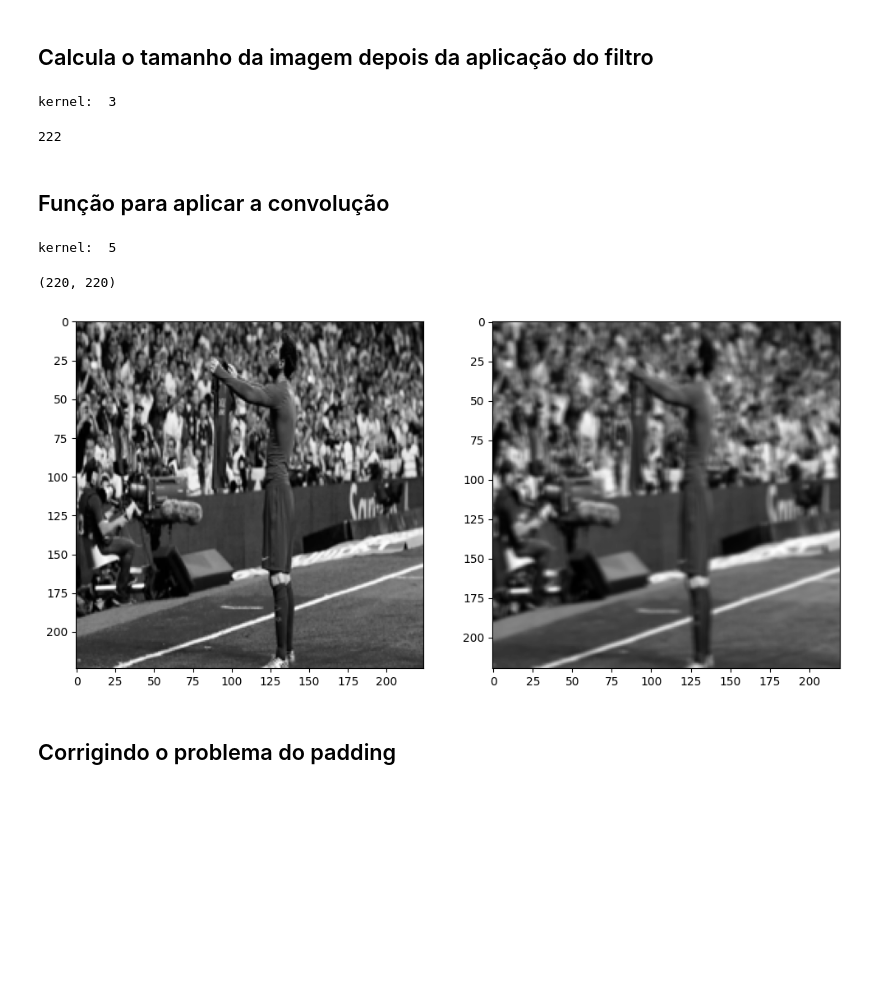
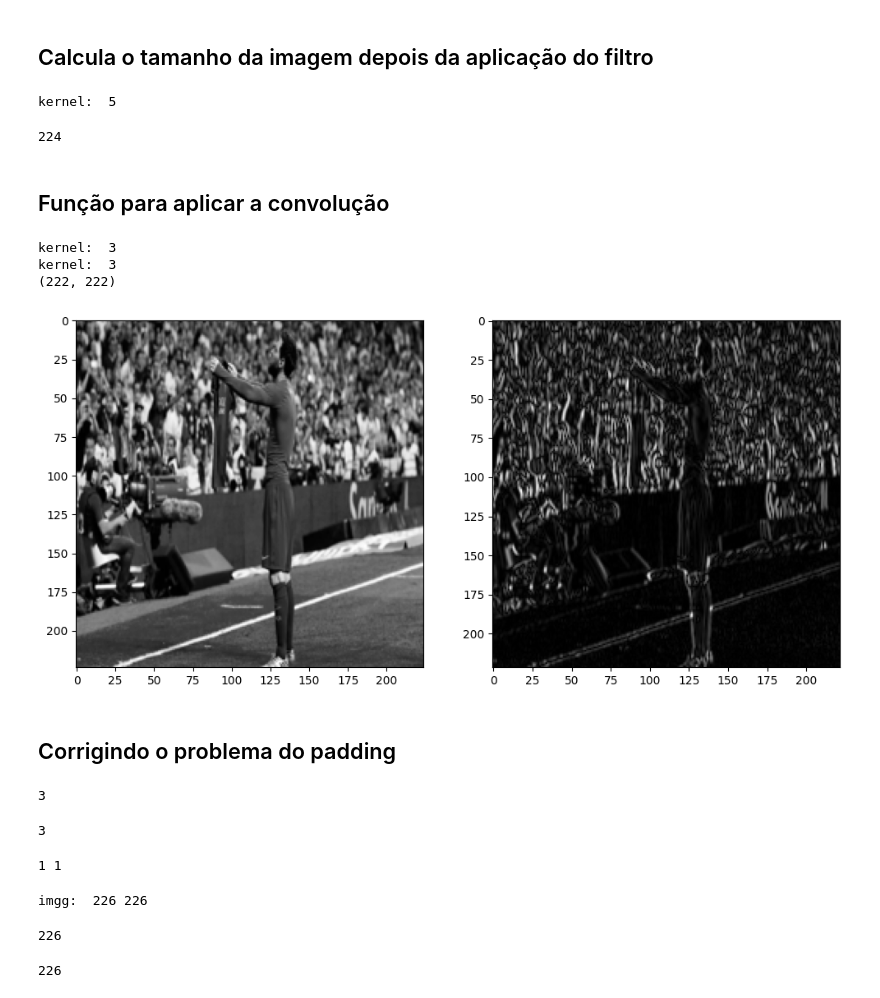
Before and after one commit to danhenriquex/Deep-Learning, a Jupyter notebook: Trabalho 1.ipynb, the cells around one changed output. Drawn from its saved outputs; the diff is of its cells as text; code cells hidden in the pictures; blank space fills up the shorter version.

```diff
--- a/Trabalho 1.ipynb
+++ b/Trabalho 1.ipynb
@@ -66,10 +66,10 @@ def calculate_target_size(img_size: int, kernel_size: int) -> int:
 
     return num_pixels
 # %%
-calculate_target_size(img_size=224, kernel_size=3)
+calculate_target_size(img_size=228, kernel_size=5)
 # %% [output]
-kernel:  3
+kernel:  5
-222
+224
 # %% [markdown]
 ## Função para aplicar a convolução
 # %%
@@ -103,18 +123,31 @@ def convolve(img: np.array, kernel: np.array) -> np.array:
 
     return convolved_img
 # %%
-img_sharpened = convolve(img=np.array(img), kernel=matrix_filter)
-img_sharpened.shape
+img_result = convolve(img=np.array(img), kernel=matrix_filter)
+print(img_result.shape)
+
+max_val=0
+for i in range(0, img_result.shape[0]):
+    for j in range(0, img_result.shape[1]):
+        img_result[i][j] = abs(img_result[i][j])
+        if(max_val<img_result[i][j]):
+            max_val = img_result[i][j]
+
+for i in range(0, img_result.shape[0]):
+    for j in range(0, img_result.shape[1]):
+        img_result[i][j] /= max_val
+        img_result[i][j] *= 255;
 # %% [output]
-kernel:  5
+kernel:  3
+kernel:  3
+(222, 222)
-(220, 220)
 # %%
 plot_two_images(
     img1=img,
-    img2=img_sharpened
+    img2=img_result
 )
 # %% [output]
-[figure, old version]
+[figure, new version]
 # %% [markdown]
 ## Corrigindo o problema do padding
 # %%
@@ -133,3 +168,11 @@ def add_padding_to_image(img: np.array, padding_width: int) -> np.array:
 
     return img_with_padding
+# %%
+matrix_filter.shape[0]
+# %% [output]
+3
+# %%
+matrix_filter.shape[1]
+# %% [output]
+3
 # %%
@@ -137,6 +181,21 @@ pad_3x3 = get_padding_width_per_side(kernel_size=5)
+# %%
+print(pad_3x3_r,pad_3x3_c)
+# %% [output]
+1 1
 # %%
-img_with_padding_3x3 = add_padding_to_image(
+img_with_padding_result = add_padding_to_image(
     img=np.array(img),
-    padding_width=pad_3x3
+    padding_width_r=pad_3x3_r,
+    padding_width_c=pad_3x3_c
 )
+# %% [output]
+imgg:  226 226
+# %%
+img_with_padding_result.shape[0]
+# %% [output]
+226
+# %%
+img_with_padding_result.shape[1]
+# %% [output]
+226
 # %%
```
Also changed, not shown: parts of 5 cells of this notebook, 4 other files.
